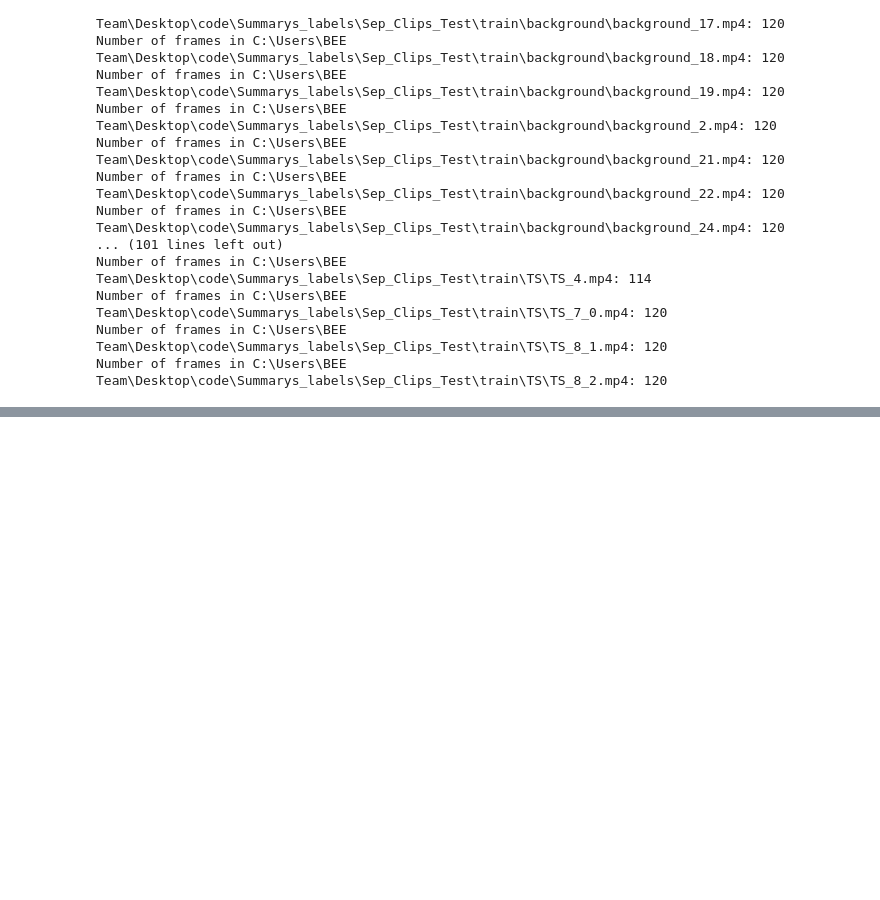
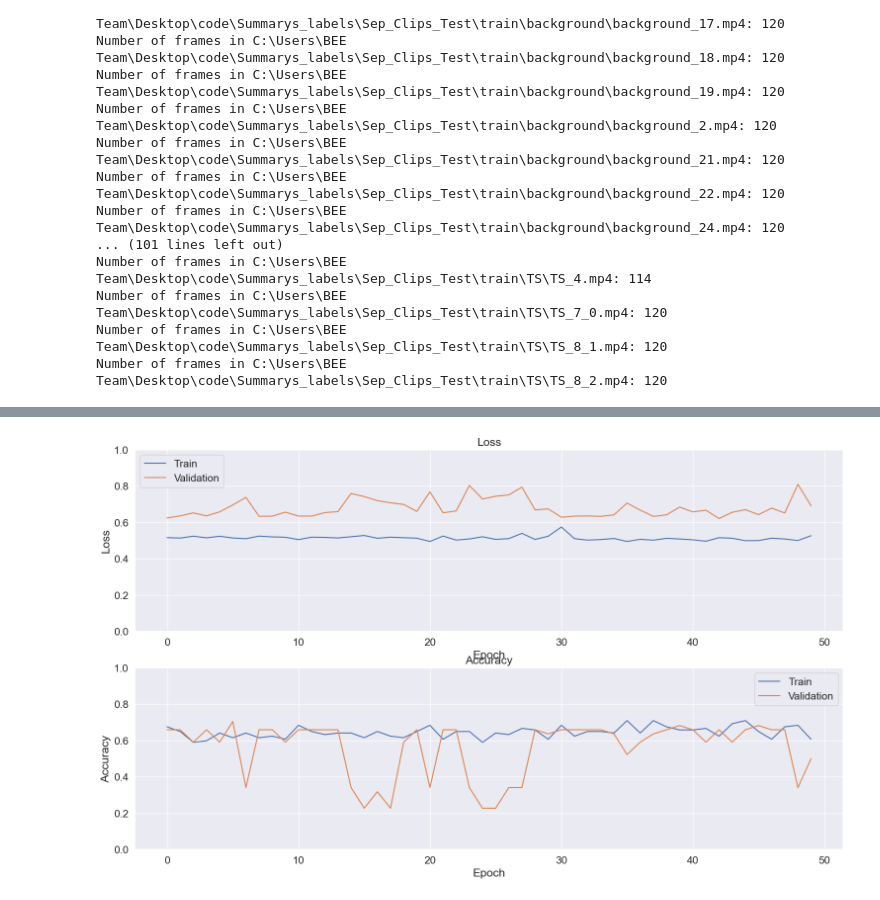
Before and after one commit to WIbigdog/CleaningBehaviourQuantifier, a Jupyter notebook: Video Classification - tut.ipynb, the cells around one changed output, grey strips where cells are left out. Saved outputs shown, nothing was run; the diff lists cells and outputs as text; code cells hidden in the pictures; blank space fills up the shorter version.

```diff
--- a/Video Classification - tut.ipynb
+++ b/Video Classification - tut.ipynb
@@ -749,0 +742,12 @@ plot_confusion_matrix(actual, predicted, labels, 'test')
+# %%
+# Batch the data
+train_ds_new3 = train_ds_new3.batch(batch_size)
+
+val_ds_new3 = val_ds_new3.batch(batch_size)
+
+test_ds_new3 = tf.data.Dataset.from_generator(FrameGenerator(Path('Summarys_labels/Sep_Clips_test3/test'), n_frames),
+                                         output_signature = output_signature)
+
+test_ds_new3 = test_ds_new3.batch(batch_size)
+# %%
+model_new3 = keras.Model(input, x)
@@ -749,0 +762,6 @@ plot_confusion_matrix(actual, predicted, labels, 'test')
+# %%
+model_new3.compile(loss = keras.losses.SparseCategoricalCrossentropy(from_logits=True),
+              optimizer = keras.optimizers.Adam(learning_rate = 0.0001),
+              metrics = ['accuracy'])
+# %%
+history_new3 = model_new3.fit(x = train_ds_new3, epochs = 50, validation_data = val_ds_new3)
@@ -749,0 +786,4 @@ plot_confusion_matrix(actual, predicted, labels, 'test')
+# %%
+plot_history(history_new3)
+# %% [output]
+[figure, added]
```
Also changed, not shown: parts of 72 cells of this notebook.
